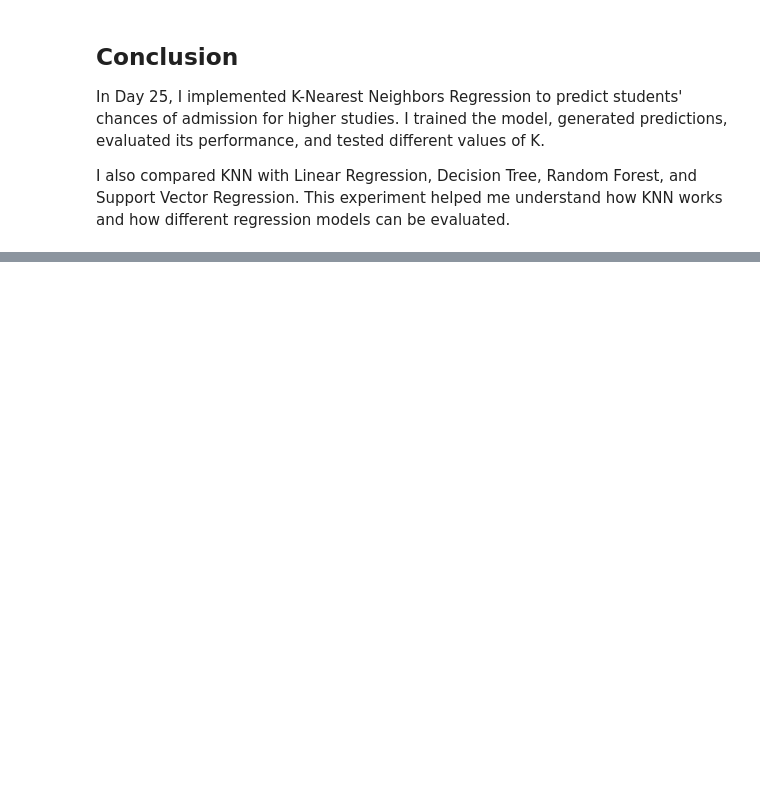
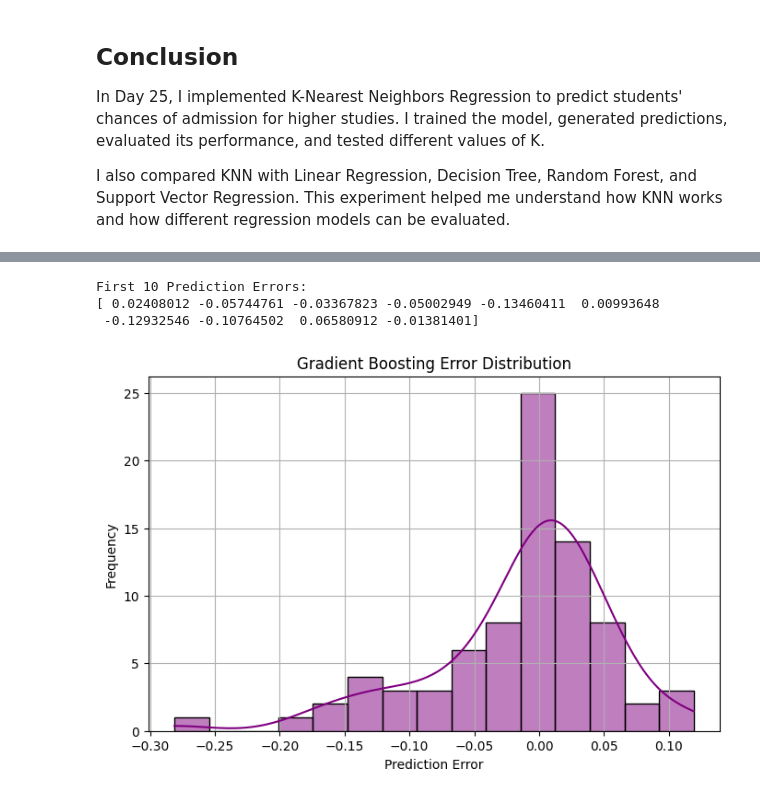
Before and after one commit to sumanamishra1120-ux/Chance-of-Admission-Higher-Studies, a Jupyter notebook: Chance_of_Admission_Higher_Studies.ipynb, the cells around one changed output, grey strips where cells are left out. Saved outputs shown, nothing was run; the diff lists cells and outputs as text; code cells hidden in the pictures; blank space fills up the shorter version.

```diff
--- a/Chance_of_Admission_Higher_Studies.ipynb
+++ b/Chance_of_Admission_Higher_Studies.ipynb
@@ -4560,0 +4741,22 @@ I also compared KNN with Linear Regression, Decision Tree, Random Forest, and Su
+# %%
+errors = y_test.values - y_pred_gb
+
+print("First 10 Prediction Errors:")
+print(errors[:10])
+# %% [output]
+First 10 Prediction Errors:
+[ 0.02408012 -0.05744761 -0.03367823 -0.05002949 -0.13460411  0.00993648
+ -0.12932546 -0.10764502  0.06580912 -0.01381401]
+# %%
+plt.figure(figsize=(8, 5))
+
+sns.histplot(errors, bins=15, kde=True, color="purple")
+
+plt.xlabel("Prediction Error")
+plt.ylabel("Frequency")
+plt.title("Gradient Boosting Error Distribution")
+plt.grid(True)
+
+plt.show()
+# %% [output]
+[figure, added]
```
Also changed, not shown: parts of 18 cells of this notebook.
